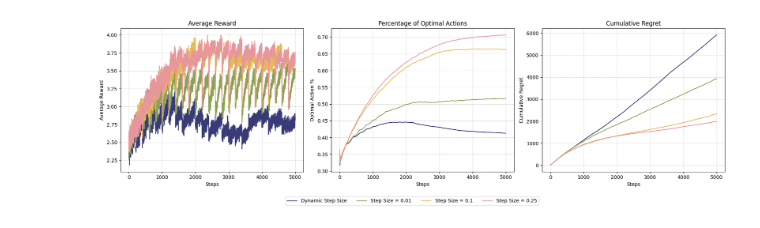
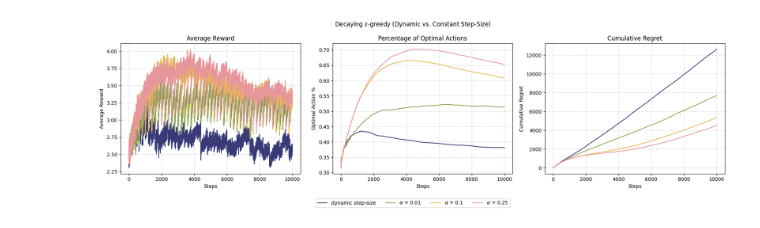
Before and after one commit to kuimetra/reinforcement_learning, a Jupyter notebook: final_project/part1.ipynb, the cells around one changed output. Drawn from its saved outputs; the diff is of its cells as text; code cells hidden in the pictures.

```diff
--- a/final_project/part1.ipynb
+++ b/final_project/part1.ipynb
@@ -51,20 +94,25 @@ def decaying_epsilon_greedy(mab, num_steps=5000, epsilon_start=1.0, epsilon_deca
 # %%
-def run_bandit_simulation(strategy_func, num_runs=500, num_steps=5000, **strategy_kwargs):
+def run_bandit_simulation(strategy_func, num_runs=500, num_steps=10000, **strategy_kwargs):
     avg_reward = np.zeros(num_steps)
     avg_optimal_actions = np.zeros(num_steps)
-    avg_cumulative_regret = np.zeros(num_steps)
+    avg_regret = np.zeros(num_steps)
 
     for run in range(num_runs):
         mab = Bandits_final()
-        rewards, percent_optimal_actions, cumulative_regret = strategy_func(mab, num_steps=num_steps, **strategy_kwargs)
-        avg_reward += rewards
-        avg_optimal_actions += percent_optimal_actions
-        avg_cumulative_regret += cumulative_regret
+        results = strategy_func(mab, num_steps=num_steps, **strategy_kwargs)
+        avg_reward += results["rewards"]
+        avg_optimal_actions += results["percent_optimal_actions"]
+        avg_regret += results["regrets"]
 
     avg_reward /= num_runs
     avg_optimal_actions /= num_runs
-    avg_cumulative_regret /= num_runs
-    return avg_reward, avg_optimal_actions, avg_cumulative_regret
+    avg_regret /= num_runs
+
+    return {
+        "rewards": avg_reward,
+        "percent_optimal_actions": avg_optimal_actions,
+        "regrets": avg_regret,
+    }
 # %%
 step_sizes = [-1, 0.01, 0.1, 0.25]
 dec_eps_greedy_simulation_results = [run_bandit_simulation(strategy_func=decaying_epsilon_greedy, alpha=step_size) for
@@ -72,13 +123,13 @@ dec_eps_greedy_simulation_results = [run_bandit_simulation(strategy_func=decayin
 # %%
-def plot_simulation_results(simulation_results, labels):
+def plot_simulation_results(simulation_results, labels, title):
     cmap = plt.get_cmap("tab20b")
     fig, axs = plt.subplots(1, 3, figsize=(18, 5))
 
-    for i, (avg_reward, percent_optimal_actions, cumulative_regret) in enumerate(simulation_results):
+    for i, results in enumerate(simulation_results):
         label = labels[i]
-        axs[0].plot(avg_reward, label=label, color=cmap(i / len(simulation_results)))
-        axs[1].plot(percent_optimal_actions, label=label, color=cmap(i / len(simulation_results)))
-        axs[2].plot(cumulative_regret, label=label, color=cmap(i / len(simulation_results)))
+        axs[0].plot(results["rewards"], label=label, color=cmap(i / len(simulation_results)))
+        axs[1].plot(results["percent_optimal_actions"], label=label, color=cmap(i / len(simulation_results)))
+        axs[2].plot(np.cumsum(results["regrets"]), label=label, color=cmap(i / len(simulation_results)))
 
     axs[0].set_title("Average Reward")
     axs[0].set_ylabel("Average Reward")
@@ -93,12 +144,13 @@ def plot_simulation_results(simulation_results, labels):
 
     handles, labels = axs[1].get_legend_handles_labels()
     fig.legend(handles, labels, loc='upper center', bbox_to_anchor=(0.5, -0.01), ncol=len(labels))
-
+    plt.suptitle(title)
     plt.tight_layout()
     plt.show()
 # %%
-dec_eps_greedy_simulation_labels = ["Dynamic Step Size" if alpha == -1 else f"Step Size = {alpha}" for alpha in
+dec_eps_greedy_simulation_labels = ["dynamic step-size" if alpha == -1 else f"$\\alpha$ = {alpha}" for alpha in
                                     step_sizes]
-plot_simulation_results(dec_eps_greedy_simulation_results, dec_eps_greedy_simulation_labels)
+plot_simulation_results(dec_eps_greedy_simulation_results, dec_eps_greedy_simulation_labels,
+                        title="Decaying $\epsilon$-greedy (Dynamic vs. Constant Step-Size)")
 # %% [output]
-[figure, old version]
+[figure, new version]
```
Also changed, not shown: parts of 4 cells of this notebook.
